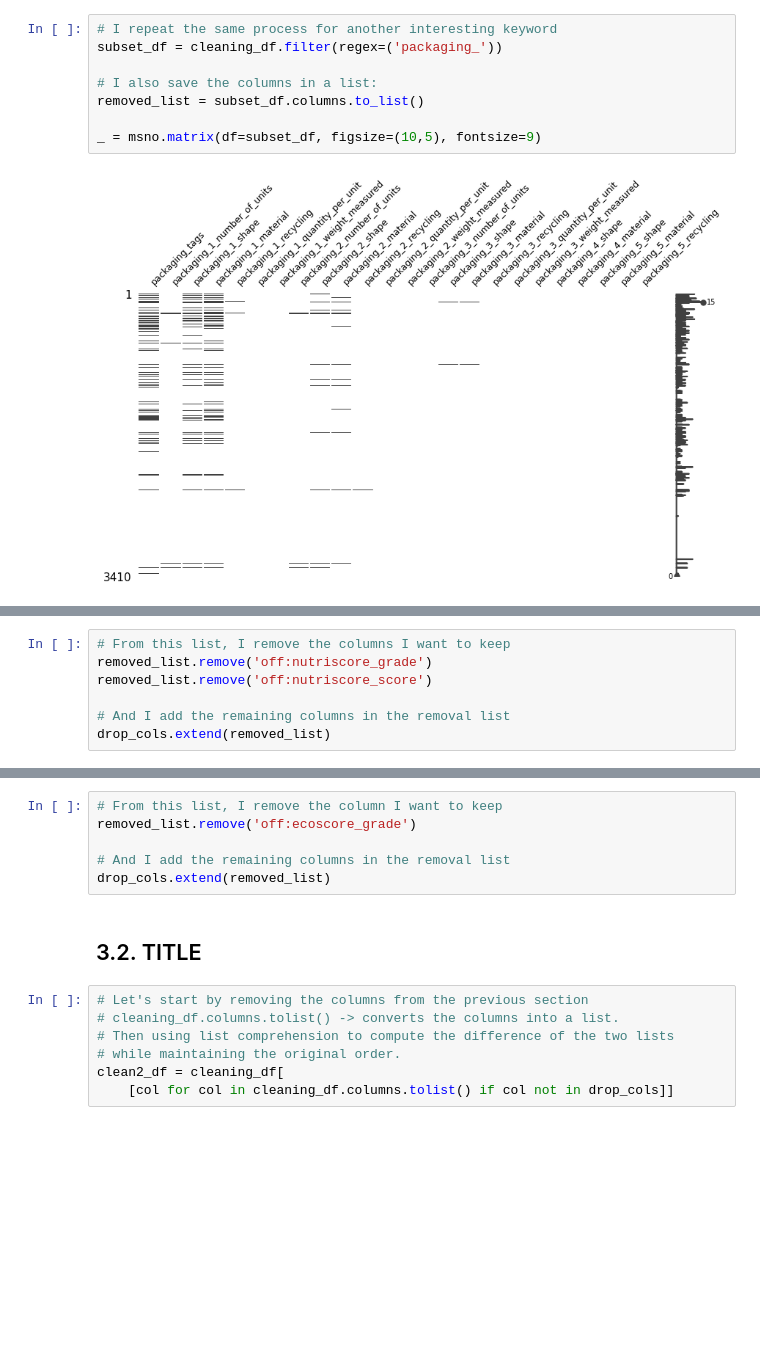
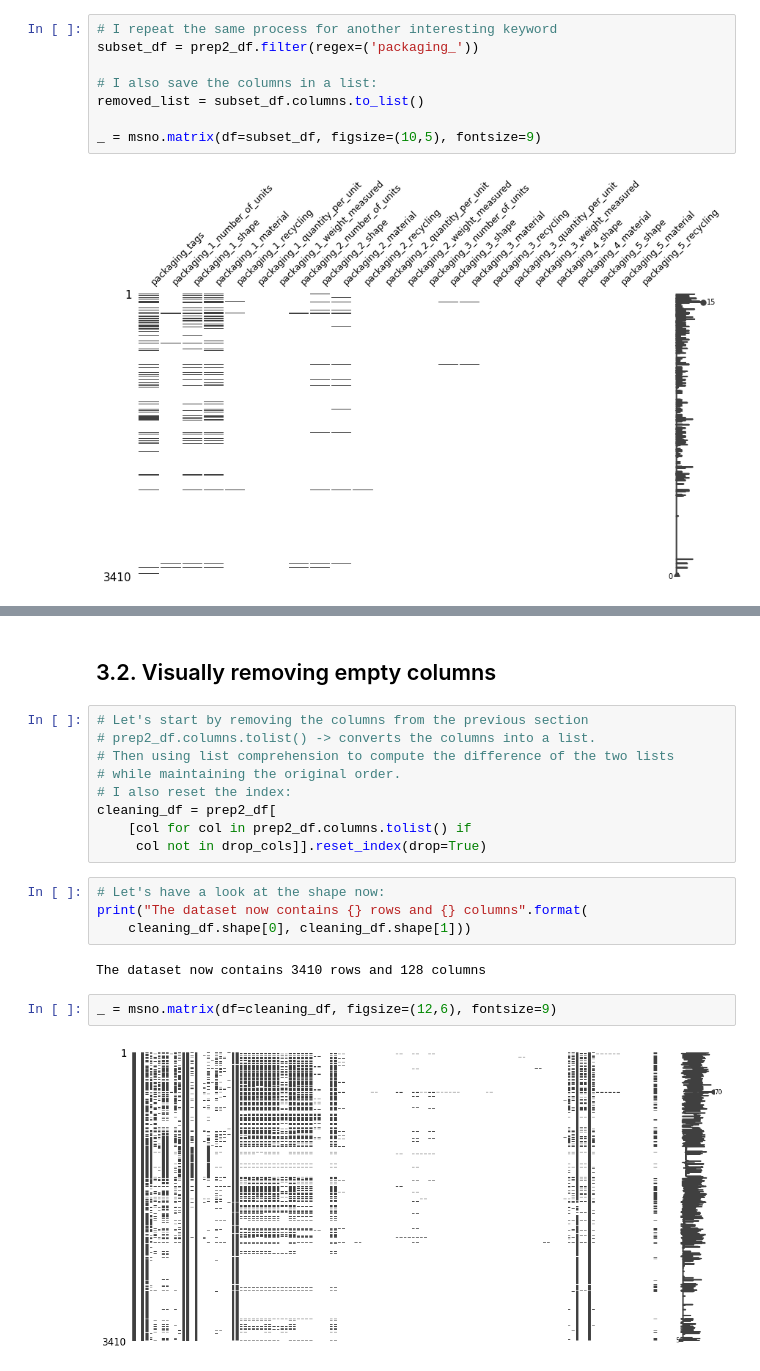
Before and after one commit to 64FC/Openclassrooms_DataScientist, a Jupyter notebook: Projet_2/OpenFoodFacts_1_notebook_nettoyage.ipynb, the cells around one changed output, grey strips where cells are left out. Cells and saved outputs as stored; diff of their text form; blank space fills up the shorter version.

```diff
--- a/Projet_2/OpenFoodFacts_1_notebook_nettoyage.ipynb
+++ b/Projet_2/OpenFoodFacts_1_notebook_nettoyage.ipynb
@@ -504,7 +528,7 @@ drop_cols.extend(removed_list)
 ### 3.1.12. Containing 'packaging_'
 # %%
 # I repeat the same process for another interesting keyword
-subset_df = cleaning_df.filter(regex=('packaging_'))
+subset_df = prep2_df.filter(regex=('packaging_'))
 
 # I also save the columns in a list:
 removed_list = subset_df.columns.to_list()
@@ -533,7 +544,0 @@ _ = msno.matrix(df=subset_df, figsize=(10,5), fontsize=9)
-# %%
-# From this list, I remove the columns I want to keep
-removed_list.remove('off:nutriscore_grade')
-removed_list.remove('off:nutriscore_score')
-
-# And I add the remaining columns in the removal list
-drop_cols.extend(removed_list)
@@ -552,15 +545,21 @@ _ = msno.matrix(df=subset_df, figsize=(10,5), fontsize=9)
-# %%
-# From this list, I remove the column I want to keep
-removed_list.remove('off:ecoscore_grade')
-
-# And I add the remaining columns in the removal list
-drop_cols.extend(removed_list)
 # %% [markdown]
-## 3.2. TITLE
+## 3.2. Visually removing empty columns
 # %%
 # Let's start by removing the columns from the previous section
-# cleaning_df.columns.tolist() -> converts the columns into a list.
+# prep2_df.columns.tolist() -> converts the columns into a list.
 # Then using list comprehension to compute the difference of the two lists
 # while maintaining the original order.
-clean2_df = cleaning_df[
-    [col for col in cleaning_df.columns.tolist() if col not in drop_cols]]
+# I also reset the index:
+cleaning_df = prep2_df[
+    [col for col in prep2_df.columns.tolist() if
+     col not in drop_cols]].reset_index(drop=True)
+# %%
+# Let's have a look at the shape now:
+print("The dataset now contains {} rows and {} columns".format(
+    cleaning_df.shape[0], cleaning_df.shape[1]))
+# %% [output]
+The dataset now contains 3410 rows and 128 columns
+# %%
+_ = msno.matrix(df=cleaning_df, figsize=(12,6), fontsize=9)
+# %% [output]
+[figure, added]
```
Also changed, not shown: parts of 54 cells of this notebook.
